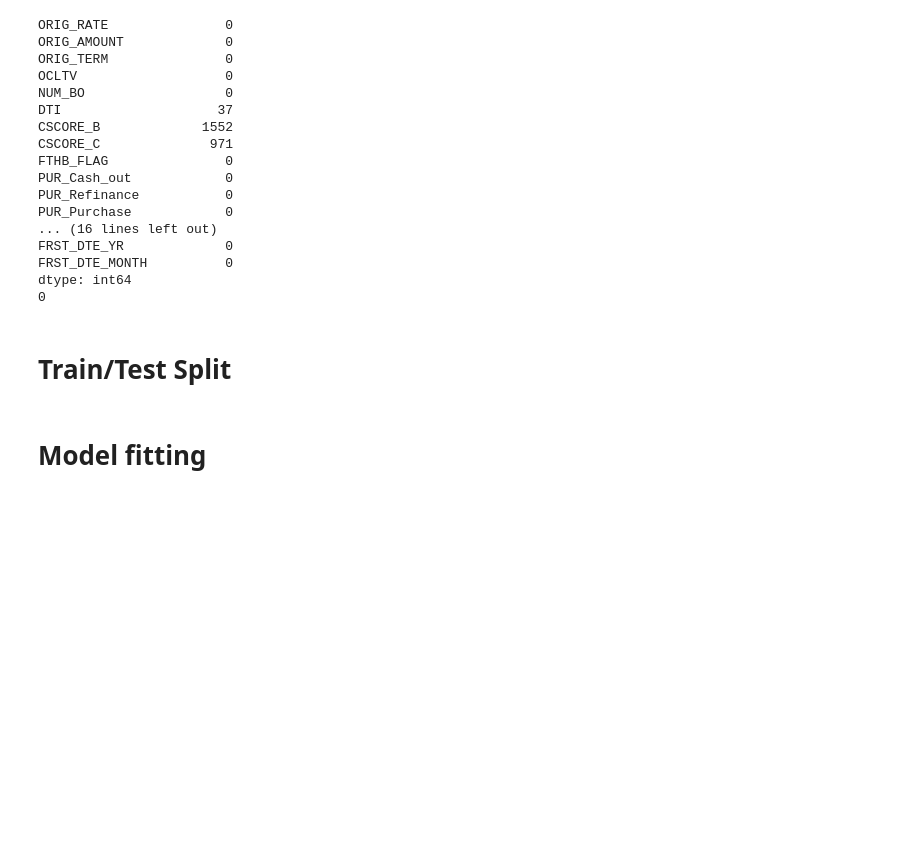
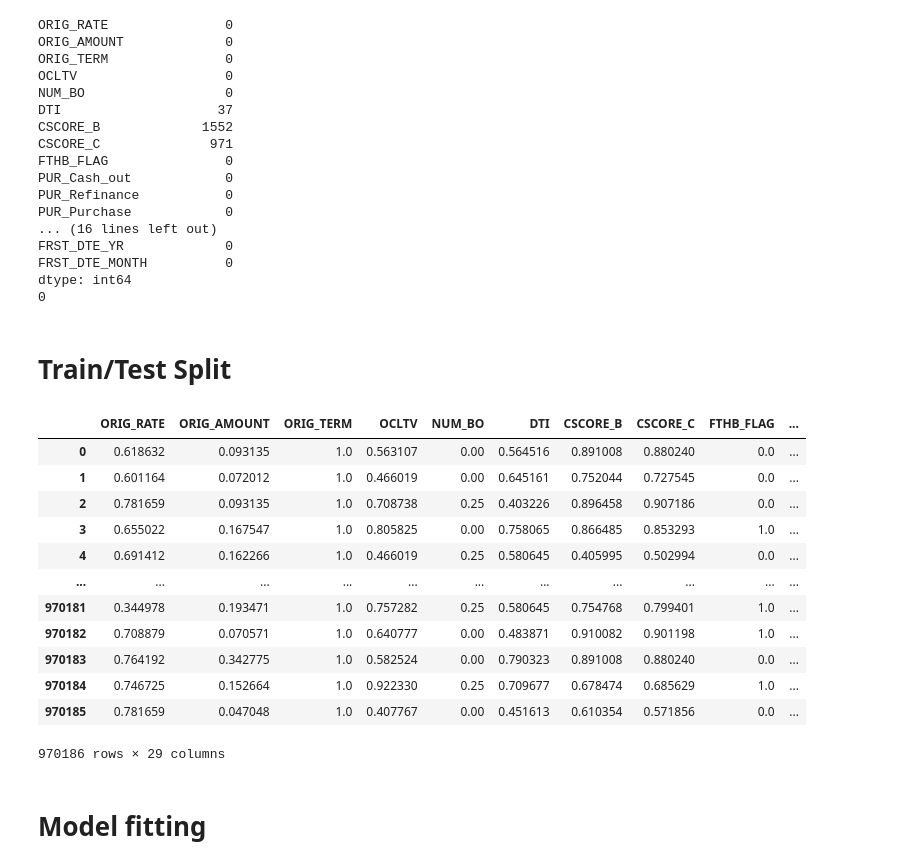
Before and after one commit to MIE479-2024/msf-capstone-crm, a Jupyter notebook: default_modelling/logistic_regression/logistic_regression.ipynb, the cells around one changed output. Saved outputs shown, nothing was run; the diff lists cells and outputs as text; code cells hidden in the pictures; blank space fills up the shorter version.

Commit message:
scale data

```diff
--- a/default_modelling/logistic_regression/logistic_regression.ipynb
+++ b/default_modelling/logistic_regression/logistic_regression.ipynb
@@ -49,7 +50,7 @@ REQUIRED_COLUMNS = [
 #### Read and process dataframe
 # %%
 #### Read in processed dataset
-complete_processed_dataset = pd.read_csv("../loan_data/2023_stat.csv")
+complete_processed_dataset = pd.read_csv("../../../2023_stat.csv")
 model_data = complete_processed_dataset[REQUIRED_COLUMNS]
 
 #### Deal with datetime cols "ORIG_DTE","FRST_DTE"
@@ -104,6 +105,39 @@ dtype: int64
 0
 # %% [markdown]
 # Train/Test Split
+# %%
+COLUMNS_TO_STANDARDIZE = [
+    "ORIG_RATE",
+    "ORIG_AMOUNT",
+    "ORIG_TERM",
+    "OCLTV",
+    "NUM_BO",
+    "DTI",
+    "CSCORE_B",
+    "CSCORE_C",
+    "NUM_UNIT",
+    "ORIG_DTE_YR",
+    "ORIG_DTE_MONTH",
+    "FRST_DTE_YR",
+    "FRST_DTE_MONTH"
+]
+scaler = MinMaxScaler()
+X = pd.DataFrame(scaler.fit_transform(X), columns=X.columns)
+X
+# %% [output]
+|  | ORIG_RATE | ORIG_AMOUNT | ORIG_TERM | OCLTV | NUM_BO | DTI | CSCORE_B | CSCORE_C | FTHB_FLAG | ... |
+| 0 | 0.618632 | 0.093135 | 1.0 | 0.563107 | 0.00 | 0.564516 | 0.891008 | 0.880240 | 0.0 | ... |
+| 1 | 0.601164 | 0.072012 | 1.0 | 0.466019 | 0.00 | 0.645161 | 0.752044 | 0.727545 | 0.0 | ... |
+| 2 | 0.781659 | 0.093135 | 1.0 | 0.708738 | 0.25 | 0.403226 | 0.896458 | 0.907186 | 0.0 | ... |
+| 3 | 0.655022 | 0.167547 | 1.0 | 0.805825 | 0.00 | 0.758065 | 0.866485 | 0.853293 | 1.0 | ... |
+| 4 | 0.691412 | 0.162266 | 1.0 | 0.466019 | 0.25 | 0.580645 | 0.405995 | 0.502994 | 0.0 | ... |
+| ... | ... | ... | ... | ... | ... | ... | ... | ... | ... | ... |
+| 970181 | 0.344978 | 0.193471 | 1.0 | 0.757282 | 0.25 | 0.580645 | 0.754768 | 0.799401 | 1.0 | ... |
+| 970182 | 0.708879 | 0.070571 | 1.0 | 0.640777 | 0.00 | 0.483871 | 0.910082 | 0.901198 | 1.0 | ... |
+| 970183 | 0.764192 | 0.342775 | 1.0 | 0.582524 | 0.00 | 0.790323 | 0.891008 | 0.880240 | 0.0 | ... |
+| 970184 | 0.746725 | 0.152664 | 1.0 | 0.922330 | 0.25 | 0.709677 | 0.678474 | 0.685629 | 1.0 | ... |
+| 970185 | 0.781659 | 0.047048 | 1.0 | 0.407767 | 0.00 | 0.451613 | 0.610354 | 0.571856 | 0.0 | ... |
+970186 rows × 29 columns
 # %%
 split = 0.7
 X_train, Y_train = X[:int(len(X)*split)], Y[:int(len(X)*split)]
```
Also changed, not shown: parts of 4 cells of this notebook.
